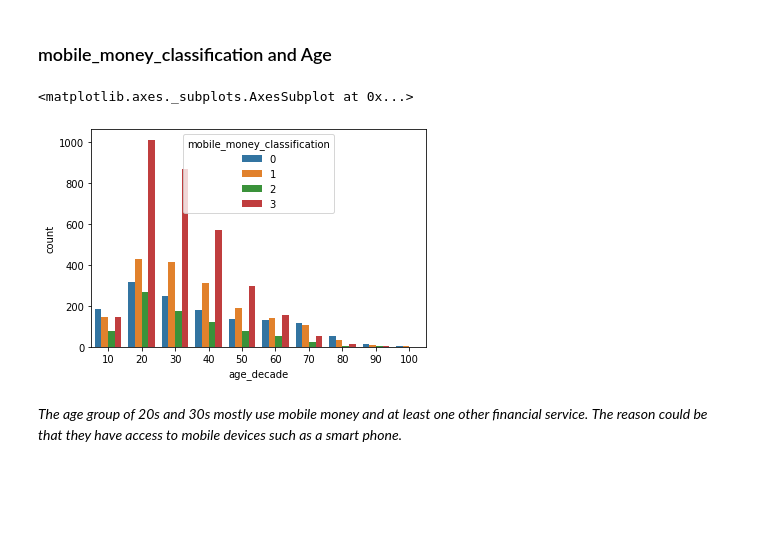
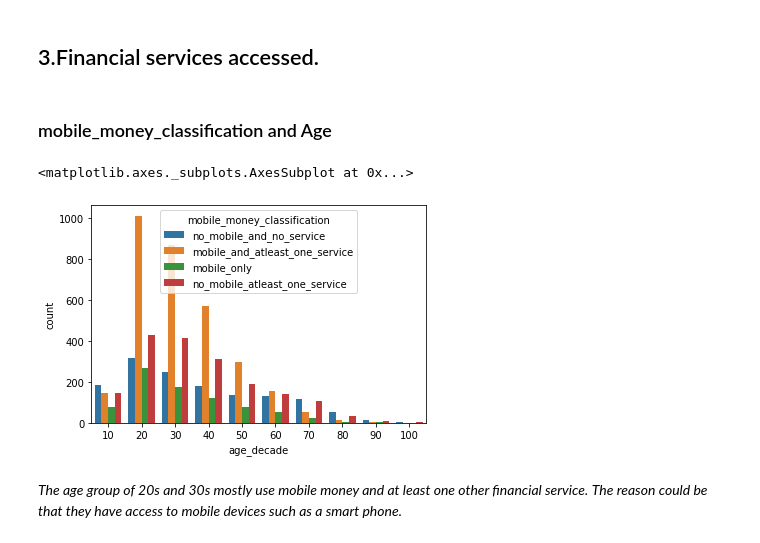
Before and after one commit to LeboSeribe/Tanzania-Financial-Services, a Jupyter notebook: Tanzania1.ipynb, the cells around one changed output. Cells and saved outputs as stored; diff of their text form; code cells hidden in the pictures; blank space fills up the shorter version.

```diff
--- a/Tanzania1.ipynb
+++ b/Tanzania1.ipynb
@@ -31 +15,8 @@ None
+# %%
+training_data=training_data.rename(columns ={'Q1':'Age','Q2':'Gender','Q3':'Marital_status','Q4':'Level_of_education',
+                               'Q5':'Land_ownership','Q6':'Other_land_ownership','Q7':'Owning_a_mobile_phone',
+                               'Q9':'Employer','Q10':'Product_sold','Q11':'Service_provided','Q13':'sending_money_out_date'
+                               ,'Q15':'recent_date_money_recieved','Q14':'cash_recieved_non_domestically','Q16':'purchasing_frequency_for_using_mobile_money'
+                               ,'Q17':'bill_frequency_for_using_mobile_money','Q18':'Literacy_in_Kiswhahili','Q19':'English_literacy'
+                              })
 # %% [markdown]
@@ -65,11 +53,22 @@ plt.show()
+# %% [markdown]
+## 3.Financial services accessed.
+# %%
+dict_name = {0:'no_mobile_and_no_service',1:'no_mobile_atleast_one_service',2:'mobile_only',3:'mobile_and_atleast_one_service'}
+training_data['mobile_money_classification']=training_data.mobile_money_classification.map(dict_name)
+# %%
+dict_name = {-1:'N/A',1:'Yesterday/Today',2:'Past_7_days',3:'Past_30_days',4:'Past_90_days',5:'More_than_90_days_but_less_than_6_months',6:'6_months_or_longer'}
+training_data['sending_money_out_date']=training_data.sending_money_out_date.map(dict_name)
+# %%
+dict_name = {-1:'N/A',1:'Yesterday/Today',2:'Past_7_days',3:'Past_30_days',4:'Past_90_days',5:'More_than_90_days_but_less_than_6_months',6:'6_months_or_longer'}
+training_data['recent_date_money_recieved']=training_data.recent_date_money_recieved.map(dict_name)
 # %% [markdown]
 ### mobile_money_classification and Age
 # %%
-training_data['age_decade']=training_data.Q1.apply(lambda x : int(x/10)*10)
+training_data['age_decade']=training_data.Age.apply(lambda x : int(x/10)*10)
 sns.countplot(x='age_decade',hue='mobile_money_classification',data = training_data)
 # %% [output]
 <matplotlib.axes._subplots.AxesSubplot at 0x...>
-[figure, old version]
+[figure, new version]
 # %% [markdown]
 *The age group of 20s and 30s mostly use mobile money and at least one other financial service.*
 *The reason could be that they have access to mobile devices such as a smart phone.*
```
Also changed, not shown: parts of 154 cells of this notebook.
